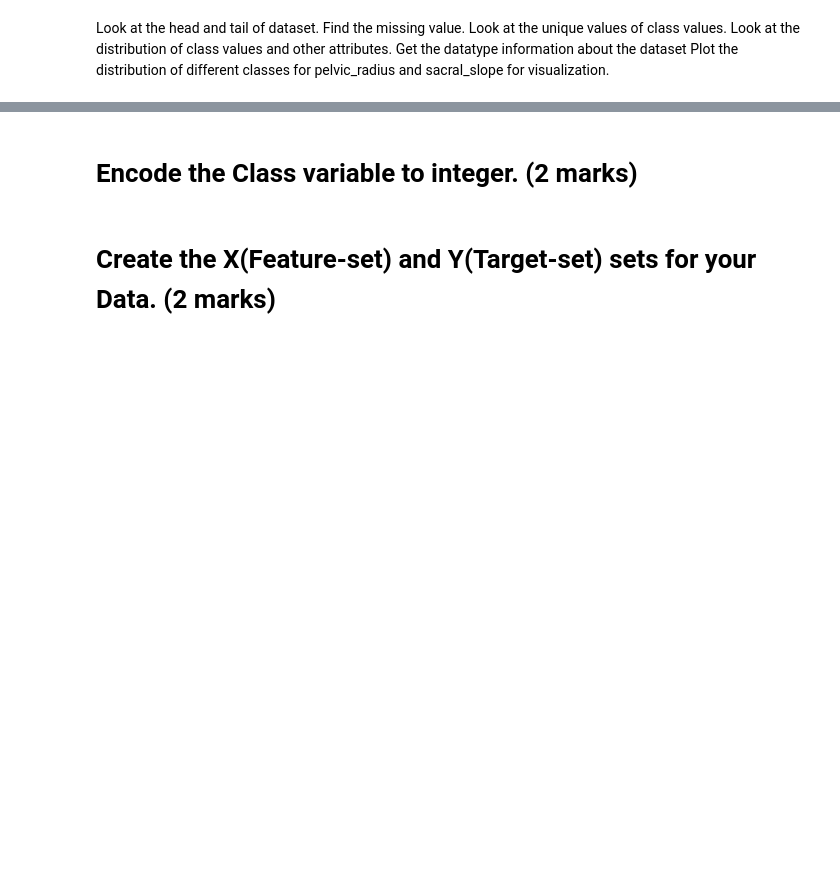
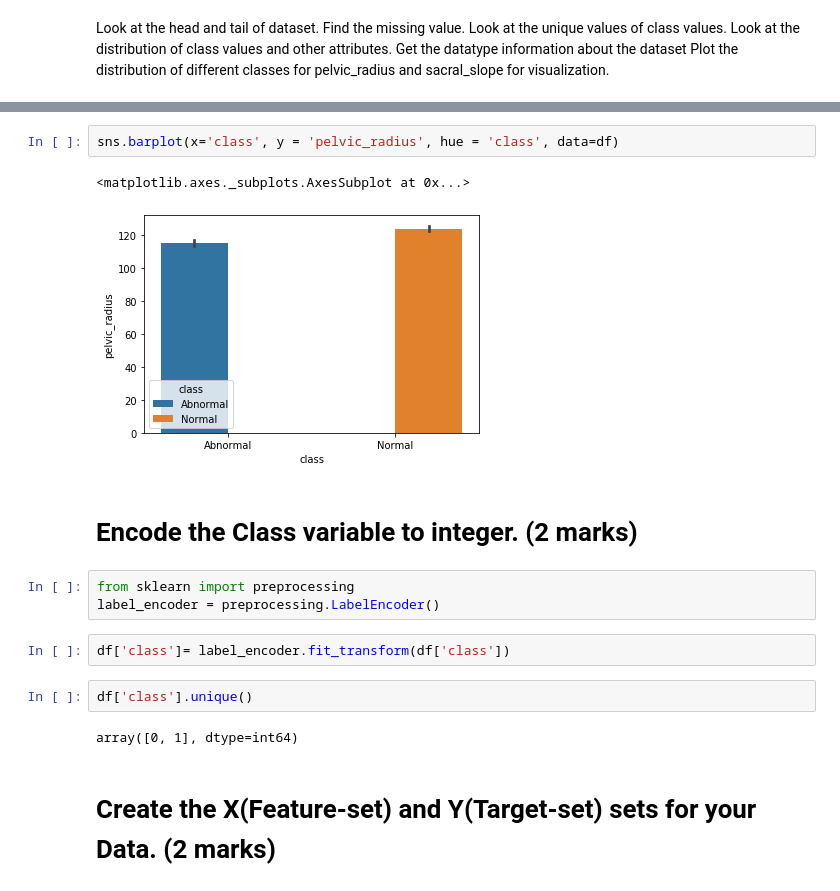
Before and after one commit to shivendra17/Shivendra, a Jupyter notebook: Project - kNN- Patient type Classification.ipynb, the cells around one changed output, grey strips where cells are left out. Saved outputs shown, nothing was run; the diff lists cells and outputs as text; blank space fills up the shorter version.

```diff
--- a/Project - kNN- Patient type Classification.ipynb
+++ b/Project - kNN- Patient type Classification.ipynb
@@ -21,4 +114,18 @@ Plot the distribution of different classes for pelvic_radius and sacral_slope fo
+# %%
+sns.barplot(x='class', y = 'pelvic_radius', hue = 'class', data=df)
+# %% [output]
+<matplotlib.axes._subplots.AxesSubplot at 0x...>
+[figure, added]
 # %% [markdown]
 # Encode the Class variable to integer. (2 marks)
+# %%
+from sklearn import preprocessing
+label_encoder = preprocessing.LabelEncoder()
+# %%
+df['class']= label_encoder.fit_transform(df['class'])
+# %%
+df['class'].unique()
+# %% [output]
+array([0, 1], dtype=int64)
 # %% [markdown]
 # Create the X(Feature-set) and Y(Target-set) sets for your Data. (2 marks)
```
Also changed, not shown: parts of 31 cells of this notebook.
